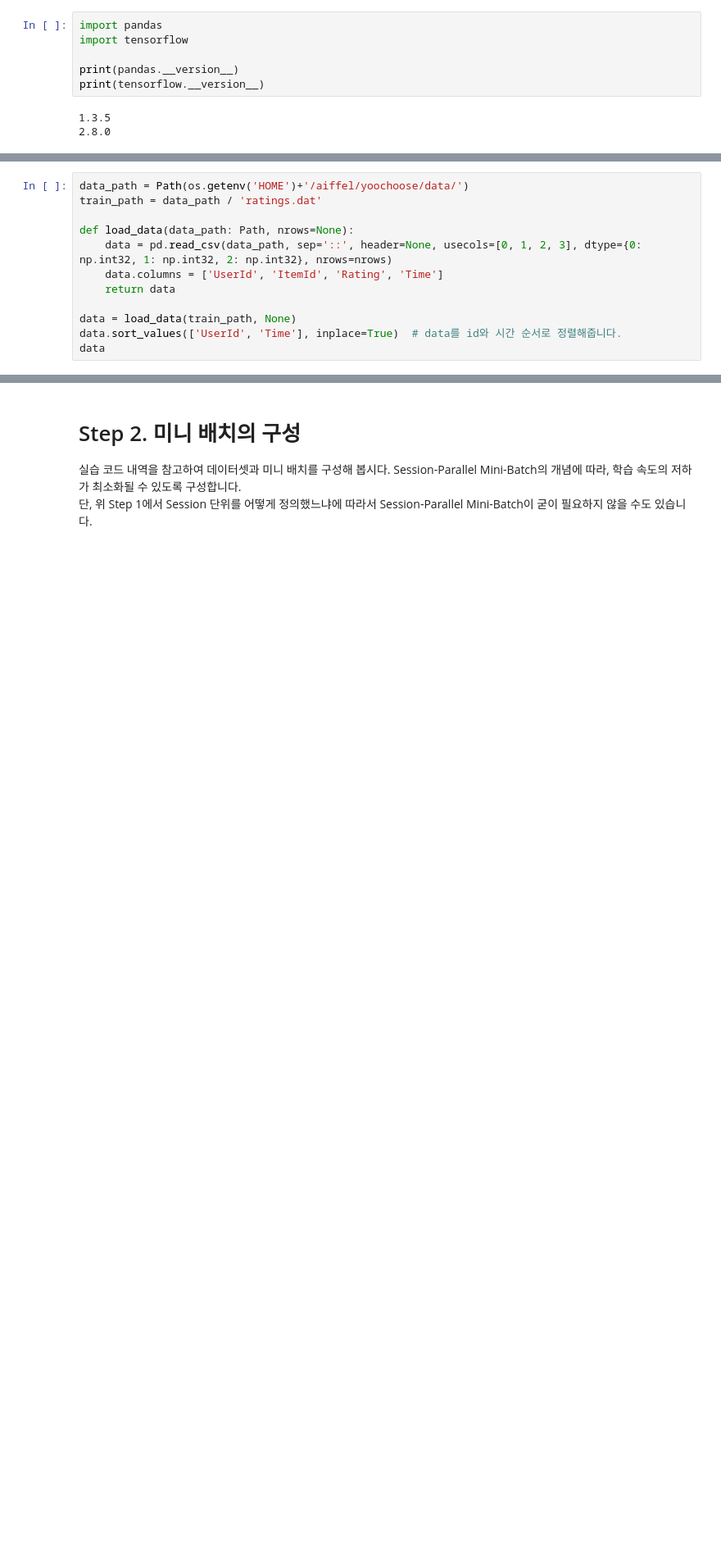
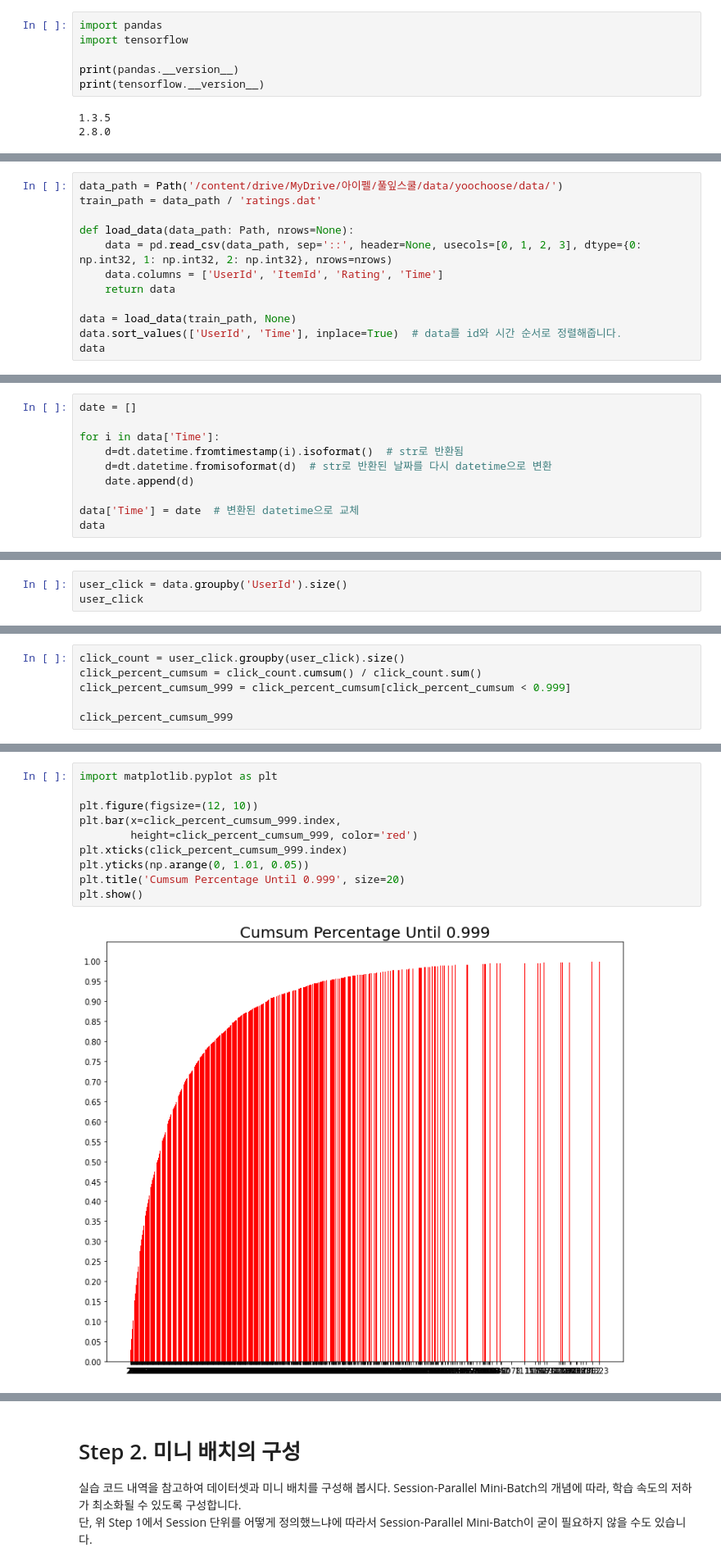
Before and after one commit to Seona056/AIFFEL_Daegu, a Jupyter notebook: [E-16] Movielens 영화 SBR.ipynb, the cells around one changed output, grey strips where cells are left out. Shown: that part at 82% size. Drawn from its saved outputs; the diff is of its cells as text; blank space fills up the shorter version.

```diff
--- a/[E-16] Movielens 영화 SBR.ipynb
+++ b/[E-16] Movielens 영화 SBR.ipynb
@@ -18,5 +40,5 @@ print(tensorflow.__version__)
 # %%
-data_path = Path(os.getenv('HOME')+'/aiffel/yoochoose/data/')
+data_path = Path('/content/drive/MyDrive/아이펠/풀잎스쿨/data/yoochoose/data/')
 train_path = data_path / 'ratings.dat'
 
 def load_data(data_path: Path, nrows=None):
@@ -41,0 +68,10 @@ FileNotFoundError: ignored
+# %%
+date = []
+
+for i in data['Time']:
+    d=dt.datetime.fromtimestamp(i).isoformat()  # str로 반환됨
+    d=dt.datetime.fromisoformat(d)  # str로 반환된 날짜를 다시 datetime으로 변환
+    date.append(d)
+
+data['Time'] = date  # 변환된 datetime으로 교체
+data
@@ -45,0 +107,3 @@ FileNotFoundError: ignored
+# %%
+user_click = data.groupby('UserId').size()
+user_click
@@ -45,0 +166,6 @@ FileNotFoundError: ignored
+# %%
+click_count = user_click.groupby(user_click).size()
+click_percent_cumsum = click_count.cumsum() / click_count.sum()
+click_percent_cumsum_999 = click_percent_cumsum[click_percent_cumsum < 0.999]
+
+click_percent_cumsum_999
@@ -45,0 +185,12 @@ FileNotFoundError: ignored
+# %%
+import matplotlib.pyplot as plt
+
+plt.figure(figsize=(12, 10))
+plt.bar(x=click_percent_cumsum_999.index,
+        height=click_percent_cumsum_999, color='red')
+plt.xticks(click_percent_cumsum_999.index)
+plt.yticks(np.arange(0, 1.01, 0.05))
+plt.title('Cumsum Percentage Until 0.999', size=20)
+plt.show()
+# %% [output]
+[figure, added]
```
Also changed, not shown: parts of 90 cells of this notebook.
